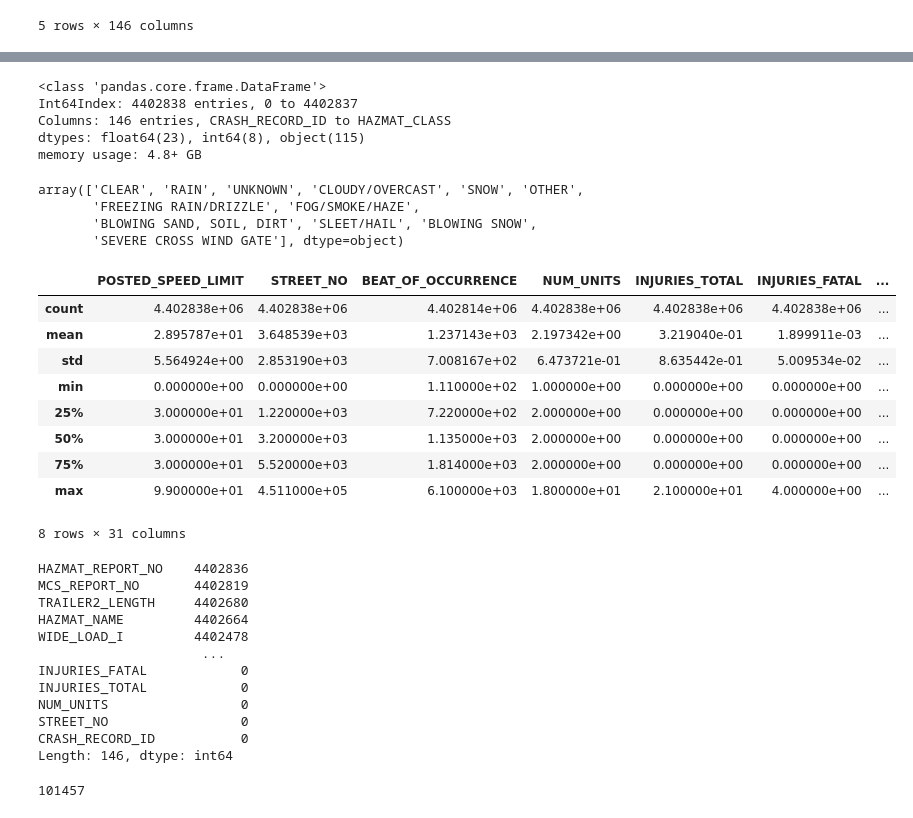
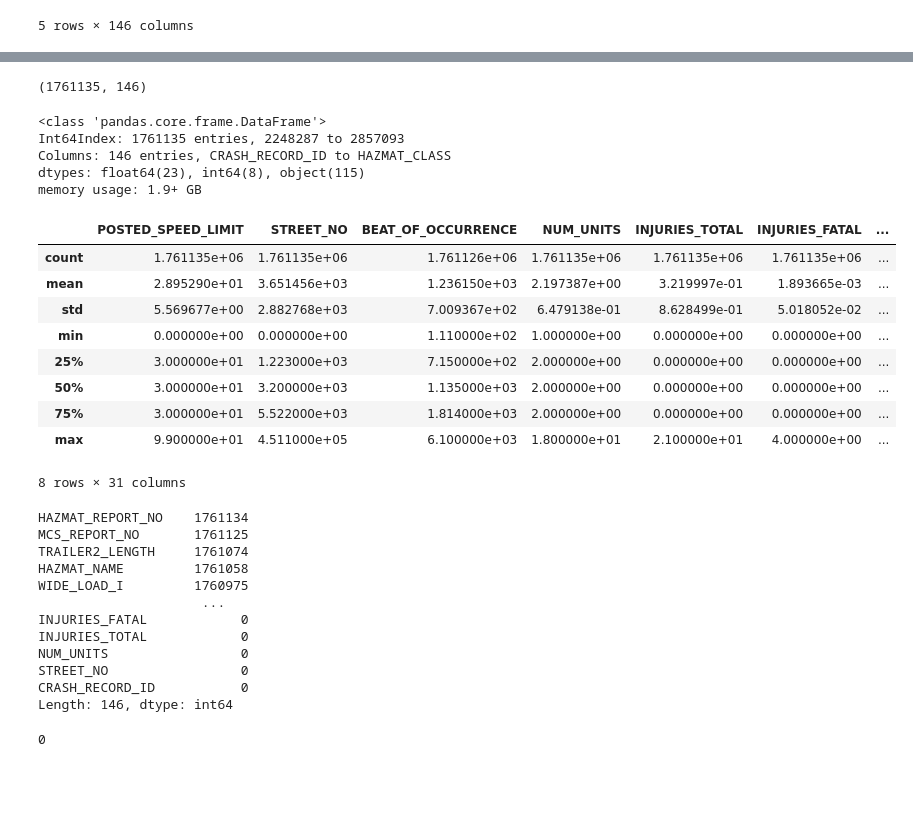
Before and after one commit to Amarabolive/Phase-4-project, a Jupyter notebook: Model Interpretability.ipynb, the cells around one changed output, grey strips where cells are left out. Cells and saved outputs as stored; diff of their text form; code cells hidden in the pictures; blank space fills up the shorter version.

```diff
--- a/Model Interpretability.ipynb
+++ b/Model Interpretability.ipynb
@@ -57,0 +64,4 @@ combined_df=data_df.copy()
+# %%
+# Take a sample of the data
+sample_df = data_df.sample(frac=0.4, random_state=42)
+sample_df
@@ -58,41 +82,43 @@ combined_df=data_df.copy()
+# %%
+# Make a copy of the data
+sample_df=sample_df.copy()
+# %%
+# Check shape of the data
+sample_df.shape
+# %% [output]
+(1761135, 146)
 # %%
 # Dataset information
-combined_df.info()
+sample_df.info()
 # %% [output]
 <class 'pandas.core.frame.DataFrame'>
-Int64Index: 4402838 entries, 0 to 4402837
+Int64Index: 1761135 entries, 2248287 to 2857093
 Columns: 146 entries, CRASH_RECORD_ID to HAZMAT_CLASS
 dtypes: float64(23), int64(8), object(115)
-memory usage: 4.8+ GB
+memory usage: 1.9+ GB
-# %%
-combined_df['WEATHER_CONDITION'].unique()
-# %% [output]
-array(['CLEAR', 'RAIN', 'UNKNOWN', 'CLOUDY/OVERCAST', 'SNOW', 'OTHER',
-       'FREEZING RAIN/DRIZZLE', 'FOG/SMOKE/HAZE',
-       'BLOWING SAND, SOIL, DIRT', 'SLEET/HAIL', 'BLOWING SNOW',
-       'SEVERE CROSS WIND GATE'], dtype=object)
 # %%
-combined_df.describe()
+#Descriptive statistics
+sample_df.describe()
 # %% [output]
 |  | POSTED_SPEED_LIMIT | STREET_NO | BEAT_OF_OCCURRENCE | NUM_UNITS | INJURIES_TOTAL | INJURIES_FATAL | ... |
-| count | 4.402838e+06 | 4.402838e+06 | 4.402814e+06 | 4.402838e+06 | 4.402838e+06 | 4.402838e+06 | ... |
-| mean | 2.895787e+01 | 3.648539e+03 | 1.237143e+03 | 2.197342e+00 | 3.219040e-01 | 1.899911e-03 | ... |
-| std | 5.564924e+00 | 2.853190e+03 | 7.008167e+02 | 6.473721e-01 | 8.635442e-01 | 5.009534e-02 | ... |
+| count | 1.761135e+06 | 1.761135e+06 | 1.761126e+06 | 1.761135e+06 | 1.761135e+06 | 1.761135e+06 | ... |
+| mean | 2.895290e+01 | 3.651456e+03 | 1.236150e+03 | 2.197387e+00 | 3.219997e-01 | 1.893665e-03 | ... |
+| std | 5.569677e+00 | 2.882768e+03 | 7.009367e+02 | 6.479138e-01 | 8.628499e-01 | 5.018052e-02 | ... |
 | min | 0.000000e+00 | 0.000000e+00 | 1.110000e+02 | 1.000000e+00 | 0.000000e+00 | 0.000000e+00 | ... |
-| 25% | 3.000000e+01 | 1.220000e+03 | 7.220000e+02 | 2.000000e+00 | 0.000000e+00 | 0.000000e+00 | ... |
+| 25% | 3.000000e+01 | 1.223000e+03 | 7.150000e+02 | 2.000000e+00 | 0.000000e+00 | 0.000000e+00 | ... |
 | 50% | 3.000000e+01 | 3.200000e+03 | 1.135000e+03 | 2.000000e+00 | 0.000000e+00 | 0.000000e+00 | ... |
-| 75% | 3.000000e+01 | 5.520000e+03 | 1.814000e+03 | 2.000000e+00 | 0.000000e+00 | 0.000000e+00 | ... |
+| 75% | 3.000000e+01 | 5.522000e+03 | 1.814000e+03 | 2.000000e+00 | 0.000000e+00 | 0.000000e+00 | ... |
 | max | 9.900000e+01 | 4.511000e+05 | 6.100000e+03 | 1.800000e+01 | 2.100000e+01 | 4.000000e+00 | ... |
 8 rows × 31 columns
 # %%
 # Check for missing values
-combined_df.isna().sum().sort_values(ascending=False)
+sample_df.isna().sum().sort_values(ascending=False)
 # %% [output]
-HAZMAT_REPORT_NO    4402836
-MCS_REPORT_NO       4402819
-TRAILER2_LENGTH     4402680
-HAZMAT_NAME         4402664
-WIDE_LOAD_I         4402478
+HAZMAT_REPORT_NO    1761134
+MCS_REPORT_NO       1761125
+TRAILER2_LENGTH     1761074
+HAZMAT_NAME         1761058
+WIDE_LOAD_I         1760975
                      ...
 INJURIES_FATAL            0
 INJURIES_TOTAL            0
@@ -118,5 +133,5 @@ combined_df.drop(columns=columns_to_drop, inplace=True)
 # %%
 # check for duplicates
-combined_df.duplicated().sum()
+sample_df.duplicated().sum()
 # %% [output]
-101457
+0
```
Also changed, not shown: parts of 25 cells of this notebook.
